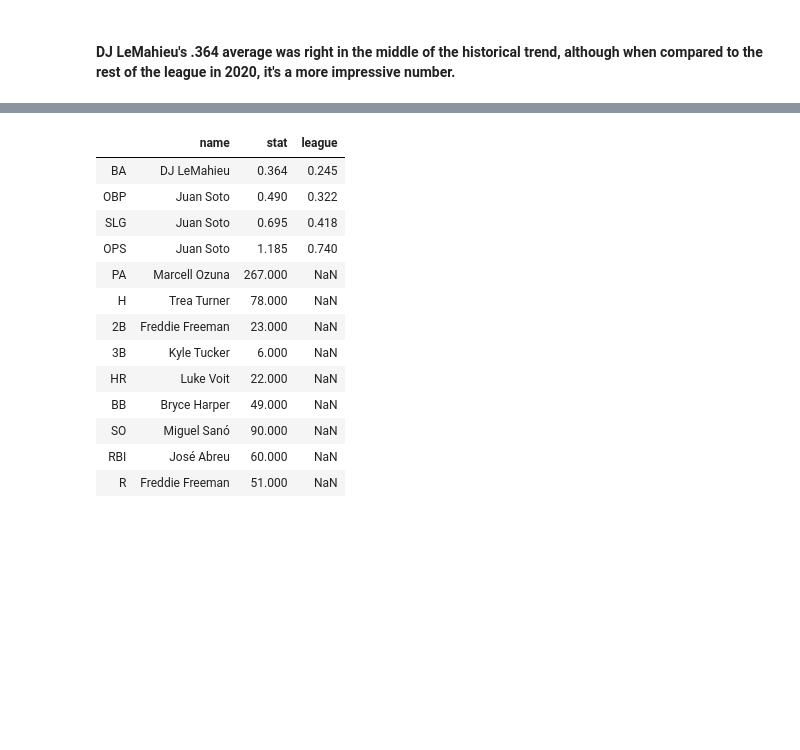
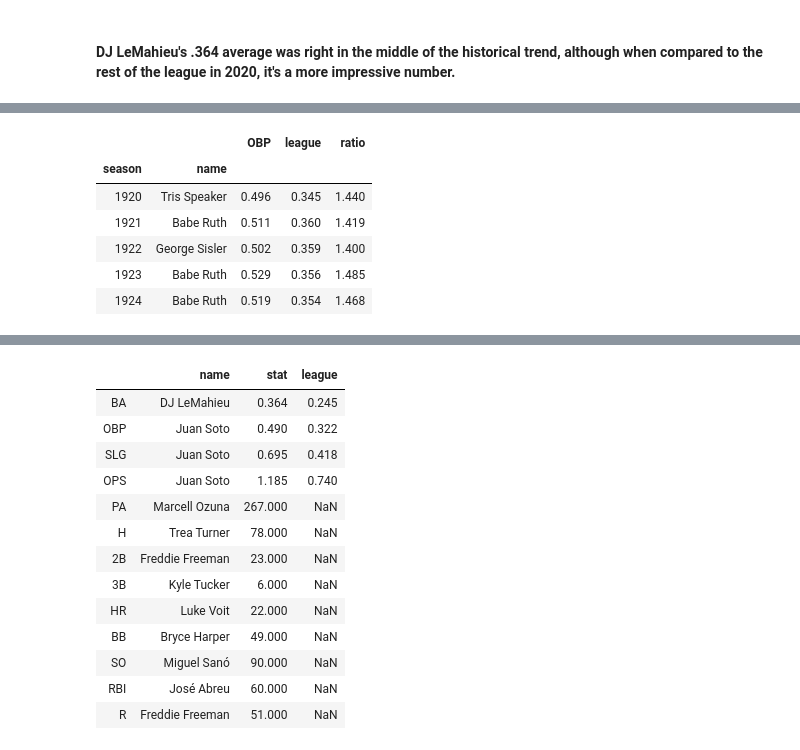
Before and after one commit to ebhtra/MLB-short-season-stats, a Jupyter notebook: MLB_Short_Season_Stats_part_2.ipynb, the cells around one changed output, grey strips where cells are left out. Cells and saved outputs as stored; diff of their text form; code cells hidden in the pictures; blank space fills up the shorter version.

```diff
--- a/MLB_Short_Season_Stats_part_2.ipynb
+++ b/MLB_Short_Season_Stats_part_2.ipynb
@@ -648,0 +653,17 @@ ba_leader_60.head()
+# %%
+obps = (minPA.H.sum() + minPA.BB.sum() + minPA.HBP.sum()) / \
+                (minPA.AB.sum() + minPA.BB.sum() + \
+                 minPA.HBP.sum() + minPA.SF.sum())
+obps = obps[obps.groupby('season').transform(lambda x: x == x.max())].to_frame(name='OBP')
+obps['league'] = obp60.values
+obps['ratio'] = obps.OBP / obps.league
+obps = obps.round(3)
+obps.head()
+# %% [output]
+|  |  | OBP | league | ratio |
+| season | name |  |  |  |
+| 1920 | Tris Speaker | 0.496 | 0.345 | 1.440 |
+| 1921 | Babe Ruth | 0.511 | 0.360 | 1.419 |
+| 1922 | George Sisler | 0.502 | 0.359 | 1.400 |
+| 1923 | Babe Ruth | 0.529 | 0.356 | 1.485 |
+| 1924 | Babe Ruth | 0.519 | 0.354 | 1.468 |
```
Also changed, not shown: parts of 8 cells of this notebook.
